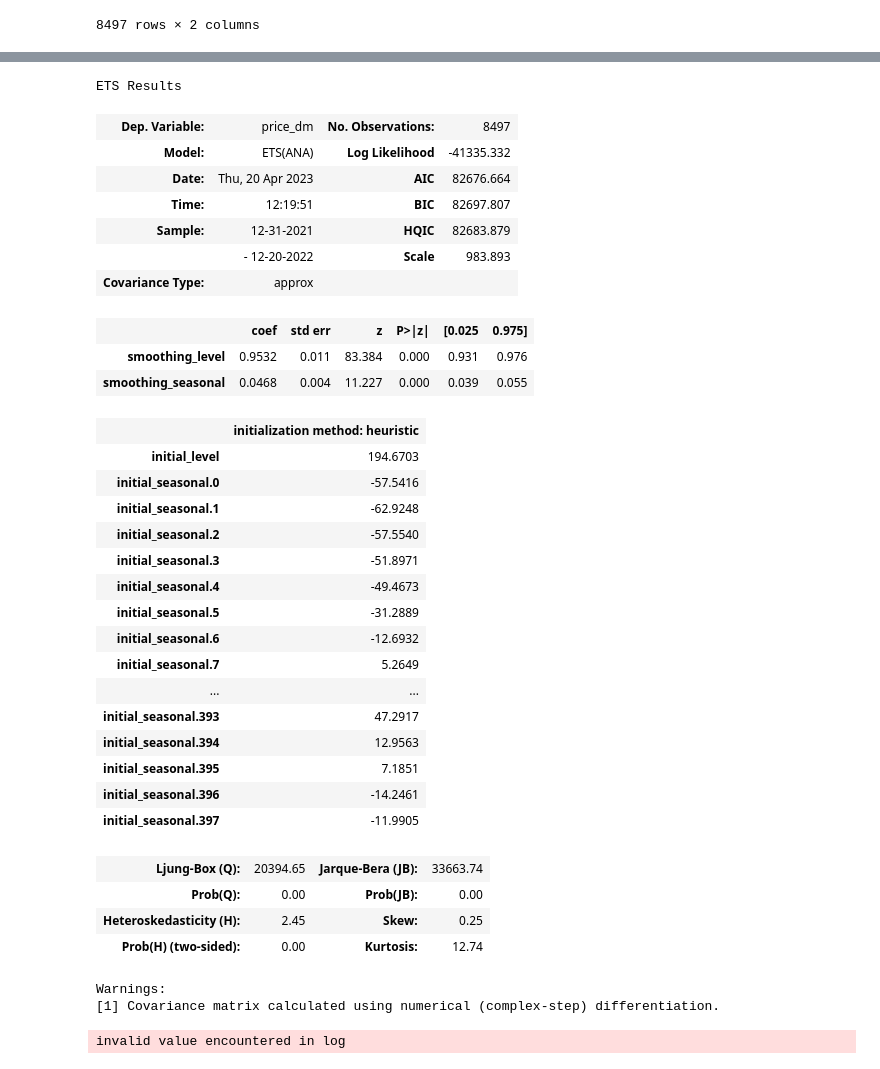
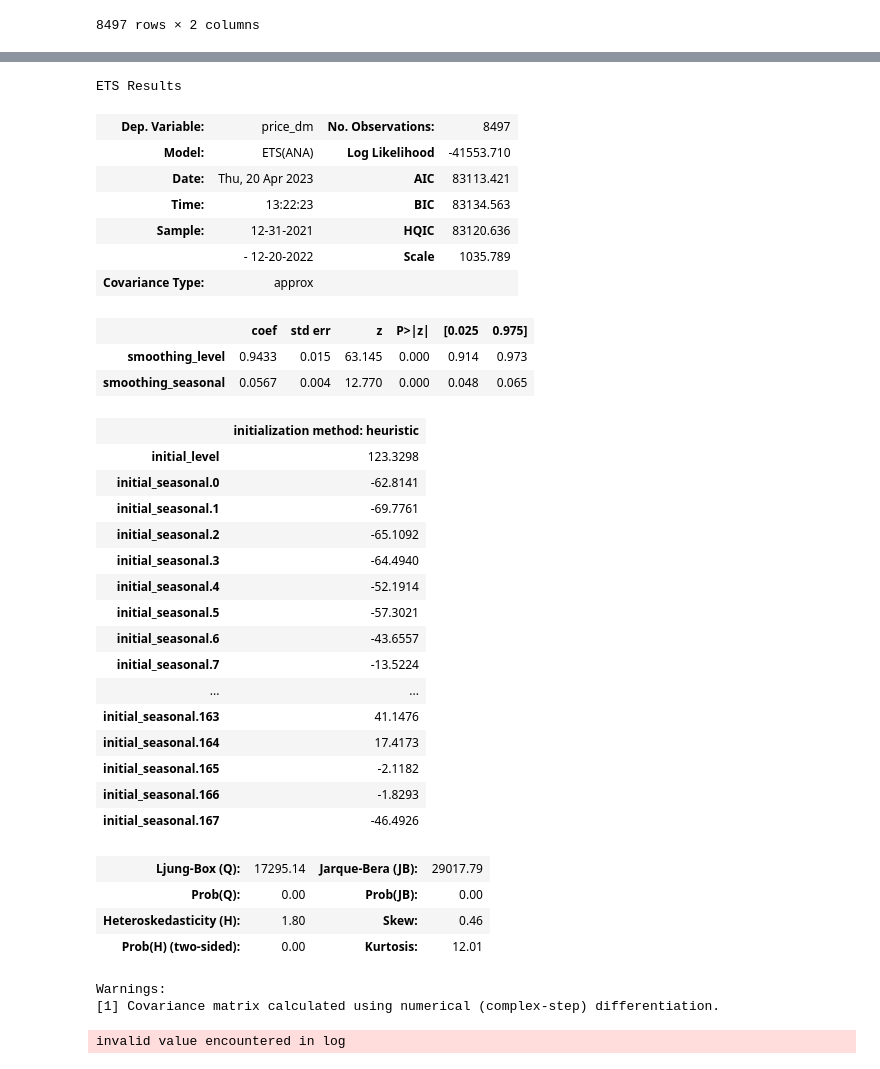
Before and after one commit to mat-ej/ThinkBayes2, a Jupyter notebook: mine/ets_statsmodels.ipynb, the cells around one changed output, grey strips where cells are left out. Cells and saved outputs as stored; diff of their text form; code cells hidden in the pictures.

```diff
--- a/mine/ets_statsmodels.ipynb
+++ b/mine/ets_statsmodels.ipynb
@@ -101,10 +101,11 @@ train_data
 from statsmodels.tsa.exponential_smoothing.ets import ETSModel
 
 ets_params = {
-    # 'trend': 'add',
+    'error': "add",
+    # 'trend': "add",
+    'seasonal': "add",
     # 'damped_trend': True,
-    'seasonal': 'add',
-    'seasonal_periods': 24*7*4,
+    'seasonal_periods': 24*7,
     'initialization_method': 'heuristic'
 }
 
@@ -138,36 +139,36 @@ At iterate    1    f=  4.87506D+00    |proj g|=  2.42807D-01
 
 CONVERGENCE: NORM_OF_PROJECTED_GRADIENT_<=_PGTOL
 ETS Results
 | Dep. Variable: | price_dm | No. Observations: | 8497 |
-| Model: | ETS(ANA) | Log Likelihood | -41335.332 |
-| Date: | Thu, 20 Apr 2023 | AIC | 82676.664 |
-| Time: | 12:19:51 | BIC | 82697.807 |
-| Sample: | 12-31-2021 | HQIC | 82683.879 |
-|  | - 12-20-2022 | Scale | 983.893 |
+| Model: | ETS(ANA) | Log Likelihood | -41553.710 |
+| Date: | Thu, 20 Apr 2023 | AIC | 83113.421 |
+| Time: | 13:22:23 | BIC | 83134.563 |
+| Sample: | 12-31-2021 | HQIC | 83120.636 |
+|  | - 12-20-2022 | Scale | 1035.789 |
 | Covariance Type: | approx |  |  |
 |  | coef | std err | z | P>|z| | [0.025 | 0.975] |
-| smoothing_level | 0.9532 | 0.011 | 83.384 | 0.000 | 0.931 | 0.976 |
-| smoothing_seasonal | 0.0468 | 0.004 | 11.227 | 0.000 | 0.039 | 0.055 |
+| smoothing_level | 0.9433 | 0.015 | 63.145 | 0.000 | 0.914 | 0.973 |
+| smoothing_seasonal | 0.0567 | 0.004 | 12.770 | 0.000 | 0.048 | 0.065 |
 |  | initialization method: heuristic |
-| initial_level | 194.6703 |
-| initial_seasonal.0 | -57.5416 |
-| initial_seasonal.1 | -62.9248 |
-| initial_seasonal.2 | -57.5540 |
-| initial_seasonal.3 | -51.8971 |
-| initial_seasonal.4 | -49.4673 |
-| initial_seasonal.5 | -31.2889 |
-| initial_seasonal.6 | -12.6932 |
-| initial_seasonal.7 | 5.2649 |
+| initial_level | 123.3298 |
+| initial_seasonal.0 | -62.8141 |
+| initial_seasonal.1 | -69.7761 |
+| initial_seasonal.2 | -65.1092 |
+| initial_seasonal.3 | -64.4940 |
+| initial_seasonal.4 | -52.1914 |
+| initial_seasonal.5 | -57.3021 |
+| initial_seasonal.6 | -43.6557 |
+| initial_seasonal.7 | -13.5224 |
 | ... | ... |
-| initial_seasonal.393 | 47.2917 |
-| initial_seasonal.394 | 12.9563 |
-| initial_seasonal.395 | 7.1851 |
-| initial_seasonal.396 | -14.2461 |
-| initial_seasonal.397 | -11.9905 |
+| initial_seasonal.163 | 41.1476 |
+| initial_seasonal.164 | 17.4173 |
+| initial_seasonal.165 | -2.1182 |
+| initial_seasonal.166 | -1.8293 |
+| initial_seasonal.167 | -46.4926 |
-| Ljung-Box (Q): | 20394.65 | Jarque-Bera (JB): | 33663.74 |
+| Ljung-Box (Q): | 17295.14 | Jarque-Bera (JB): | 29017.79 |
 | Prob(Q): | 0.00 | Prob(JB): | 0.00 |
-| Heteroskedasticity (H): | 2.45 | Skew: | 0.25 |
-| Prob(H) (two-sided): | 0.00 | Kurtosis: | 12.74 |
+| Heteroskedasticity (H): | 1.80 | Skew: | 0.46 |
+| Prob(H) (two-sided): | 0.00 | Kurtosis: | 12.01 |
 Warnings:
 [1] Covariance matrix calculated using numerical (complex-step) differentiation.
 # %%
```
Also changed, not shown: parts of 7 cells of this notebook, 1 other file.
